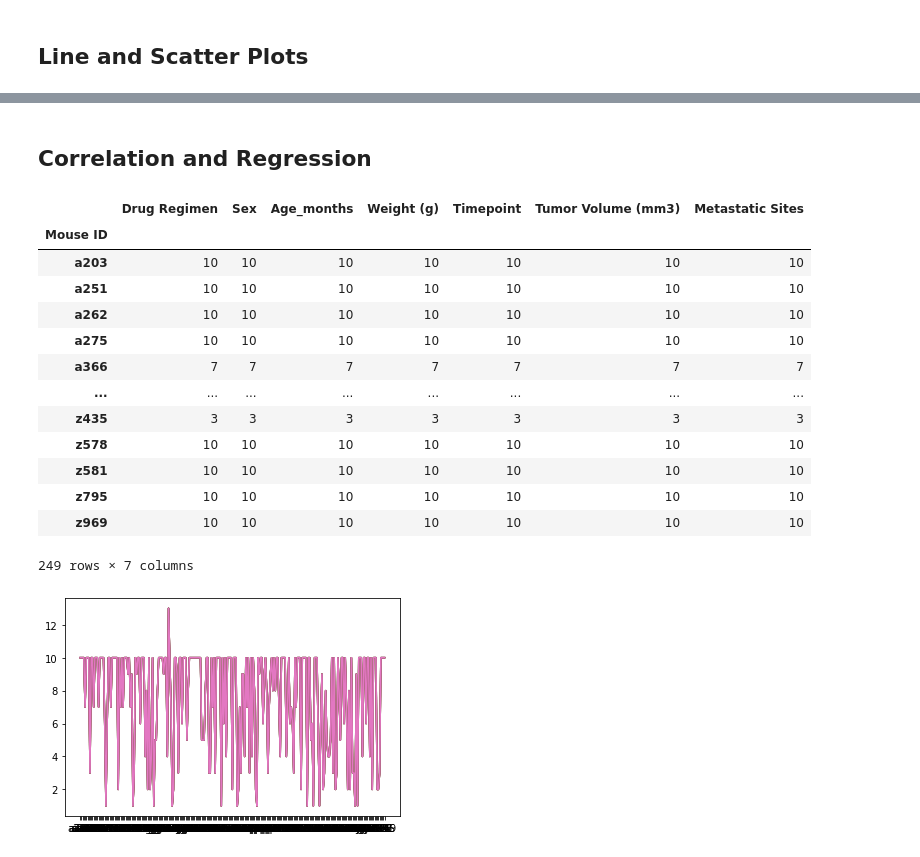
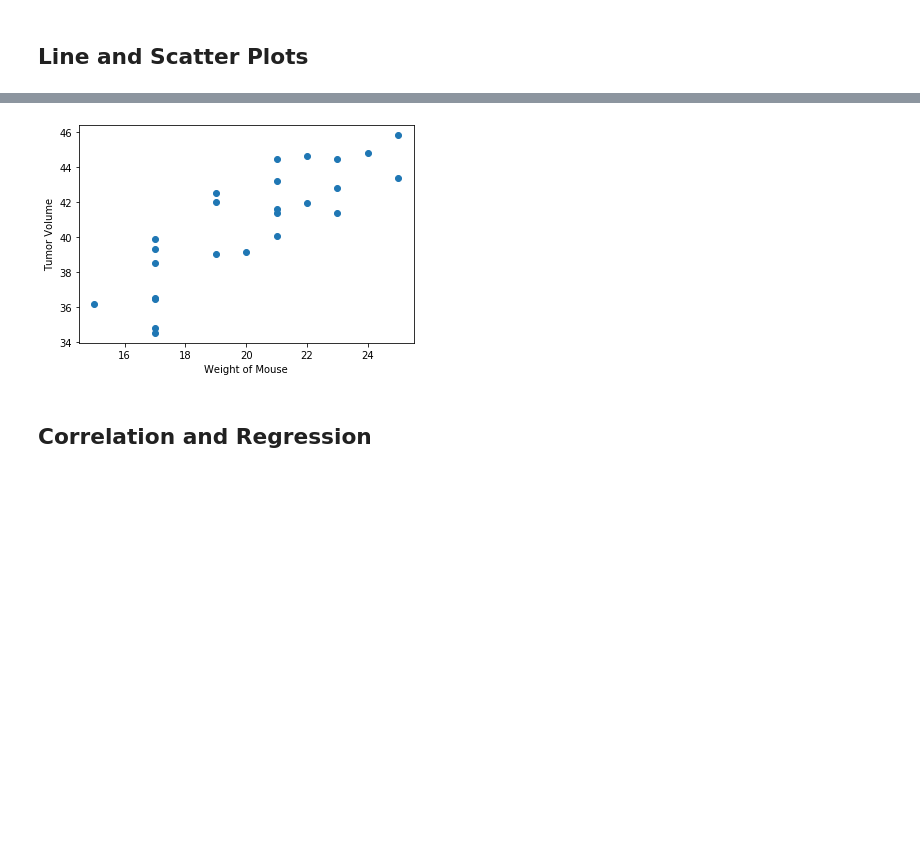
Before and after one commit to iunupe/matplotlib-challenge, a Jupyter notebook: Pymaceuticals/pymaceuticals_starter.ipynb, the cells around one changed output, grey strips where cells are left out. Cells and saved outputs as stored; diff of their text form; code cells hidden in the pictures; blank space fills up the shorter version.

```diff
--- a/Pymaceuticals/pymaceuticals_starter.ipynb
+++ b/Pymaceuticals/pymaceuticals_starter.ipynb
@@ -475,2 +525,16 @@ NameError: name 'colors' is not defined
+# %%
+# Generate a scatter plot of mouse weight versus average tumor volume for the Capomulin regimen
+
+# Pull values for x and y values
+mouse_weight = Capomulin_df.groupby(Capomulin_df["Mouse ID"])["Weight (g)"].mean()
+tumor_volume = Capomulin_df.groupby(Capomulin_df["Mouse ID"])["Tumor Volume (mm3)"].mean()
+
+# Create Scatter Plot with values calculated above
+plt.scatter(mouse_weight,tumor_volume)
+plt.xlabel("Weight of Mouse")
+plt.ylabel("Tumor Volume")
+plt.show()
+# %% [output]
+[figure, added]
 # %% [markdown]
 ## Correlation and Regression
@@ -480,22 +540,0 @@ NameError: name 'colors' is not defined
-# %%
-mouse_id = [mouse for mouse, df in merged_data.groupby('Mouse ID')]
-
-plt.plot(mouse_id, merged_data.groupby(['Mouse ID']).count())
-
-merged_data.groupby(['Mouse ID']).count()
-# %% [output]
-|  | Drug Regimen | Sex | Age_months | Weight (g) | Timepoint | Tumor Volume (mm3) | Metastatic Sites |
-| Mouse ID |  |  |  |  |  |  |  |
-| a203 | 10 | 10 | 10 | 10 | 10 | 10 | 10 |
-| a251 | 10 | 10 | 10 | 10 | 10 | 10 | 10 |
-| a262 | 10 | 10 | 10 | 10 | 10 | 10 | 10 |
-| a275 | 10 | 10 | 10 | 10 | 10 | 10 | 10 |
-| a366 | 7 | 7 | 7 | 7 | 7 | 7 | 7 |
-| ... | ... | ... | ... | ... | ... | ... | ... |
-| z435 | 3 | 3 | 3 | 3 | 3 | 3 | 3 |
-| z578 | 10 | 10 | 10 | 10 | 10 | 10 | 10 |
-| z581 | 10 | 10 | 10 | 10 | 10 | 10 | 10 |
-| z795 | 10 | 10 | 10 | 10 | 10 | 10 | 10 |
-| z969 | 10 | 10 | 10 | 10 | 10 | 10 | 10 |
-249 rows × 7 columns
-[figure, removed]
```
Also changed, not shown: parts of 15 cells of this notebook, 1 other file.
